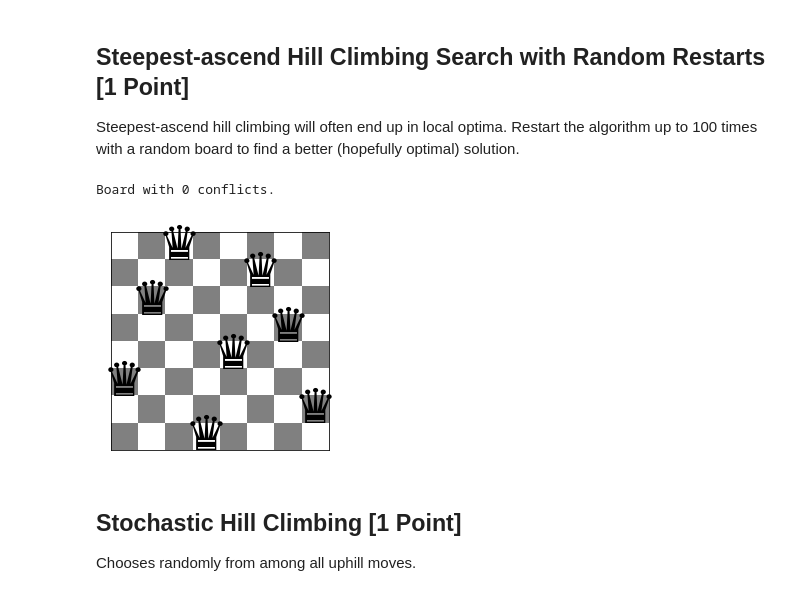
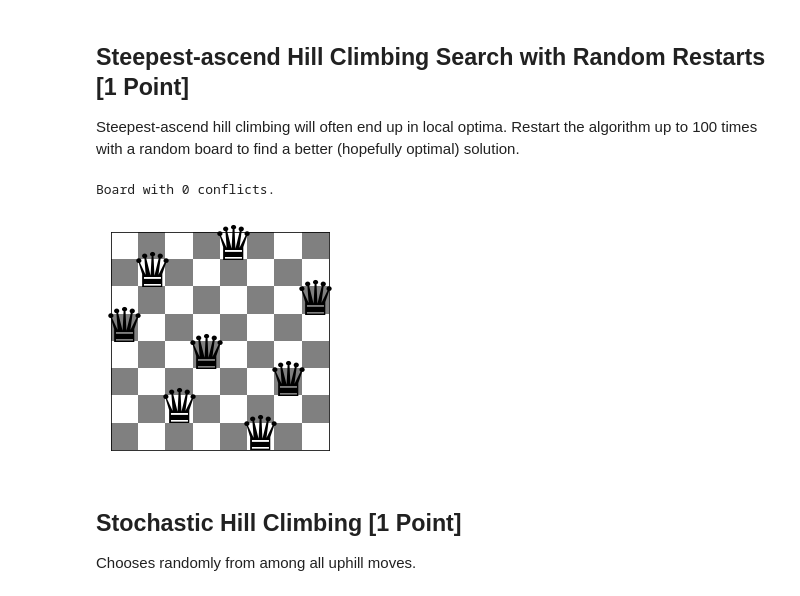
Before and after one commit to Meanings11/CS7320-AI, a Jupyter notebook: Local Search/n_queens.ipynb, the cells around one changed output. Drawn from its saved outputs; the diff is of its cells as text; code cells hidden in the pictures.

```diff
--- a/Local Search/n_queens.ipynb
+++ b/Local Search/n_queens.ipynb
@@ -191,28 +191,30 @@ Steepest-ascend hill climbing will often end up in local optima. Restart the alg
 # %%
 def SAHC_random_start(board,start_count=100,debug=False):
     curr = board
     curr_conflict = conflicts(curr)
 
     for i in range(start_count):
-        new_start = random_board(8)
+        new_start = random_board(len(board))
         new_board = SAHC(new_start)
         new_conflict = conflicts(new_board)
 
+        # global optimal
         if curr_conflict == 0:
             return curr_b
 
         if new_conflict < curr_conflict:
             curr_b = new_board
             curr_conflict = new_conflict
             if debug: print(f"new conflict: {curr_conflict}")
             if debug: show_board(curr_b)
 
     return curr_b
 
+board = random_board(8)
 show_board(SAHC_random_start(board))
 # %% [output]
 Board with 0 conflicts.
-[figure, old version]
+[figure, new version]
 # %% [markdown]
 ## Stochastic Hill Climbing [1 Point]
 
```
Also changed, not shown: parts of 3 cells of this notebook.
